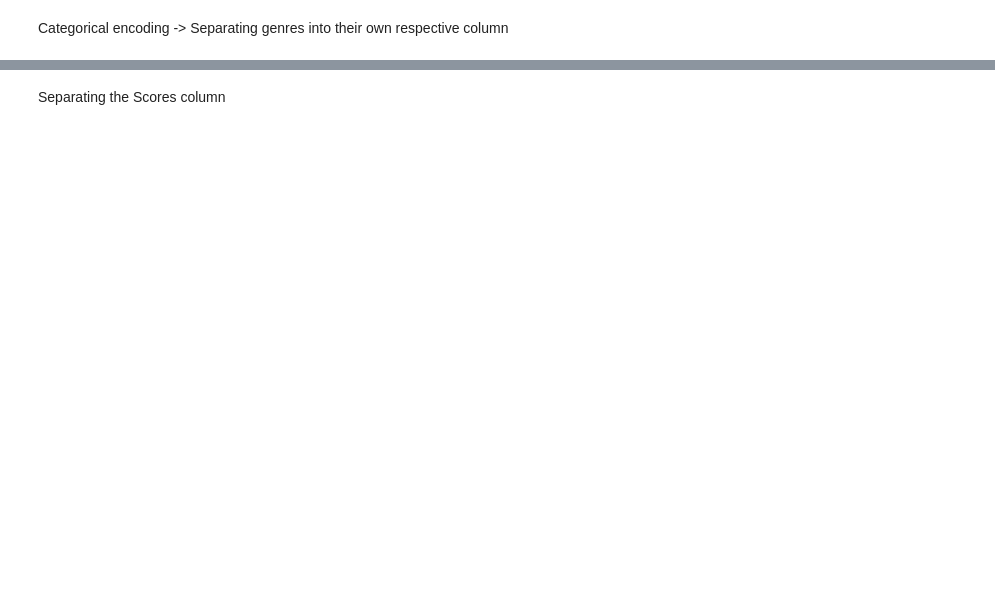
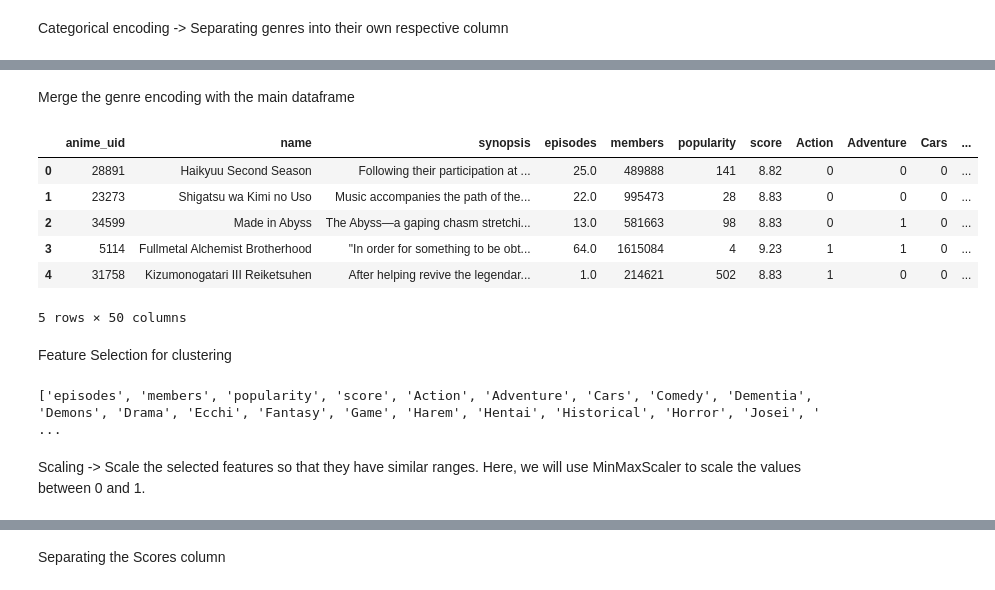
Before and after one commit to Haaris-Syed/AnimeRecommender, a Jupyter notebook: AnimeDataset-Preprocessing.ipynb, the cells around one changed output, grey strips where cells are left out. Cells and saved outputs as stored; diff of their text form; code cells hidden in the pictures; blank space fills up the shorter version.

```diff
--- a/AnimeDataset-Preprocessing.ipynb
+++ b/AnimeDataset-Preprocessing.ipynb
@@ -126,0 +124,25 @@ merged_anime_reviews_df.head(5)
+# %% [markdown]
+Merge the genre encoding with the main dataframe
+# %%
+anime_df = pd.concat([anime_df, genre_encoding_df], axis=1)
+anime_df.drop(['genre'], axis=1, inplace=True)
+
+anime_df.head()
+# %% [output]
+|  | anime_uid | name | synopsis | episodes | members | popularity | score | Action | Adventure | Cars | ... |
+| 0 | 28891 | Haikyuu Second Season | Following their participation at ... | 25.0 | 489888 | 141 | 8.82 | 0 | 0 | 0 | ... |
+| 1 | 23273 | Shigatsu wa Kimi no Uso | Music accompanies the path of the... | 22.0 | 995473 | 28 | 8.83 | 0 | 0 | 0 | ... |
+| 2 | 34599 | Made in Abyss | The Abyss—a gaping chasm stretchi... | 13.0 | 581663 | 98 | 8.83 | 0 | 1 | 0 | ... |
+| 3 | 5114 | Fullmetal Alchemist Brotherhood | "In order for something to be obt... | 64.0 | 1615084 | 4 | 9.23 | 1 | 1 | 0 | ... |
+| 4 | 31758 | Kizumonogatari III Reiketsuhen | After helping revive the legendar... | 1.0 | 214621 | 502 | 8.83 | 1 | 0 | 0 | ... |
+5 rows × 50 columns
+# %% [markdown]
+Feature Selection for clustering
+# %%
+selected_features = ['episodes', 'members', 'popularity', 'score'] + genre_encoding_df.columns.tolist()
+
+print(selected_features)
+# %% [output]
+['episodes', 'members', 'popularity', 'score', 'Action', 'Adventure', 'Cars', 'Comedy', 'Dementia', 'Demons', 'Drama', 'Ecchi', 'Fantasy', 'Game', 'Harem', 'Hentai', 'Historical', 'Horror', 'Josei', ' ...
+# %% [markdown]
+Scaling -> Scale the selected features so that they have similar ranges. Here, we will use MinMaxScaler to scale the values between 0 and 1.
```
Also changed, not shown: parts of 49 cells of this notebook.
